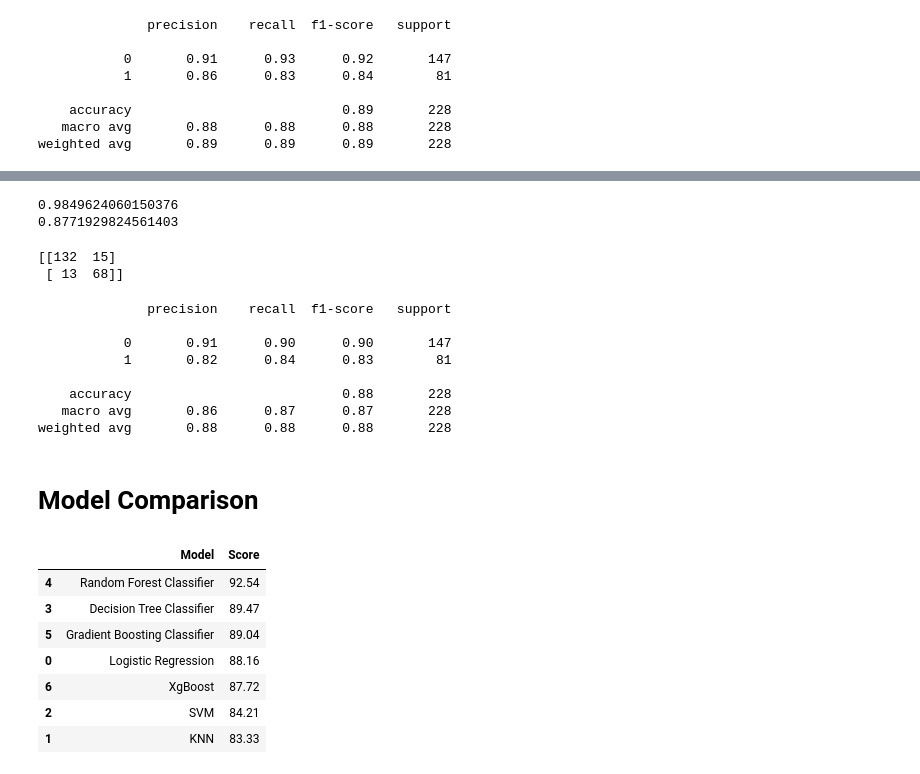
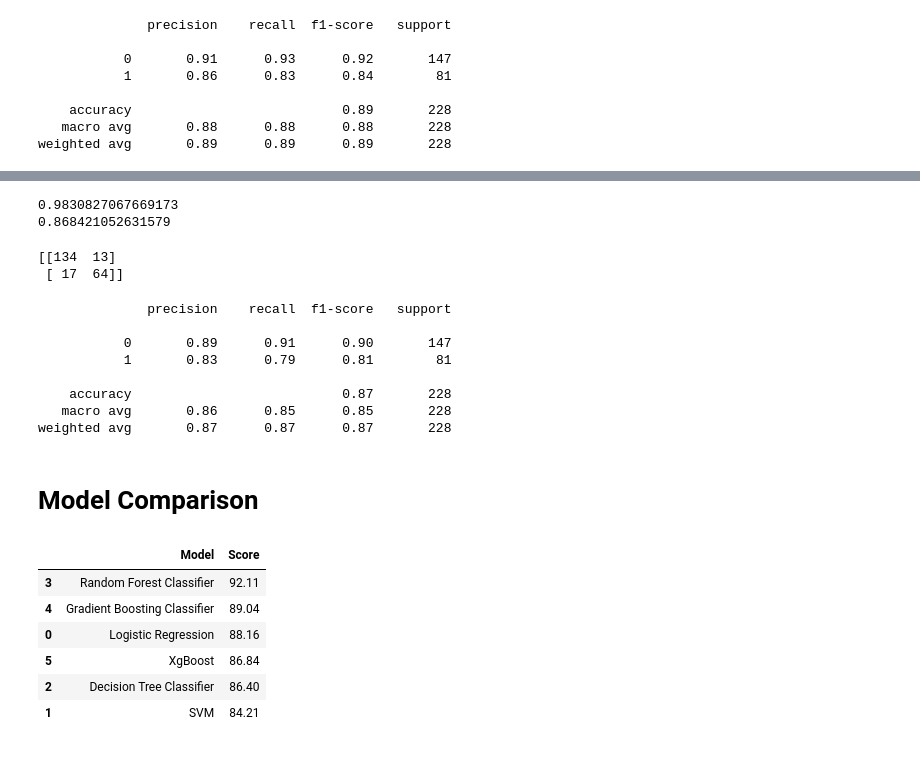
Before and after one commit to HaifaAljundi/Diabetes_Prediction_System, a Jupyter notebook: diabetes.ipynb, the cells around one changed output, grey strips where cells are left out. Drawn from its saved outputs; the diff is of its cells as text; code cells hidden in the pictures.

```diff
--- a/diabetes.ipynb
+++ b/diabetes.ipynb
@@ -27,7 +35,7 @@ plt.style.use('ggplot')
 %matplotlib inline
 # %%
 # Reading the dataset
-df = pd.read_csv('data/diabetes.csv')
+df = pd.read_csv('diabetes.csv')
 # %%
 # Printing the first 5 rows of the dataframe.
 df.head()
@@ -215,7 +225,7 @@ plt.show()
 # %% [markdown]
 We saw on df.head() that some features contain 0, it doesn't make sense here and this indicates missing value. Below we replace 0 value by NaN:
 # %%
-df[['Glucose','BloodPressure','SkinThickness','Insulin','BMI']] = df[['Glucose','BloodPressure','SkinThickness','Insulin','BMI']].replace(0,np.NaN)
+df[['Glucose','BloodPressure','SkinThickness','Insulin','BMI']] = df[['Glucose','BloodPressure','SkinThickness','Insulin','BMI']].replace(0,np.nan)
 # %%
 df.head()
 # %% [output]
@@ -759,7 +774,7 @@ weighted avg       0.90      0.89      0.90       228
 # %%
 from sklearn.ensemble import RandomForestClassifier
 
-rand_clf = RandomForestClassifier(criterion = 'entropy', max_depth = 15, max_features = 'auto', min_samples_leaf = 2, min_samples_split = 3, n_estimators = 130)
+rand_clf = RandomForestClassifier(criterion = 'entropy', max_depth = 15, max_features = 'sqrt', min_samples_leaf = 2, min_samples_split = 3, n_estimators = 130)
 rand_clf.fit(X_train, y_train)
 # %% [output]
 RandomForestClassifier(criterion='entropy', max_depth=15, min_samples_leaf=2,
@@ -833,5 +851,5 @@ grid_search_gbc.best_score_
 # %%
-gbc = GradientBoostingClassifier(learning_rate = 0.1, loss = 'deviance', n_estimators = 180)
+gbc = GradientBoostingClassifier(learning_rate = 0.1, loss = 'log_loss', n_estimators = 180)
 gbc.fit(X_train, y_train)
 # %% [output]
 GradientBoostingClassifier(n_estimators=180)
@@ -896,15 +916,15 @@ print(accuracy_score(y_train, xgb.predict(X_train)))
 xgb_acc = accuracy_score(y_test, y_pred)
 print(xgb_acc)
 # %% [output]
-0.9849624060150376
-0.8771929824561403
+0.9830827067669173
+0.868421052631579
 # %%
 # confusion matrix
 
 print(confusion_matrix(y_test, y_pred))
 # %% [output]
-[[132  15]
- [ 13  68]]
+[[134  13]
+ [ 17  64]]
 # %%
 # classification report
 
@@ -912,30 +932,29 @@ print(classification_report(y_test, y_pred))
 # %% [output]
               precision    recall  f1-score   support
 
-           0       0.91      0.90      0.90       147
-           1       0.82      0.84      0.83        81
+           0       0.89      0.91      0.90       147
+           1       0.83      0.79      0.81        81
 
-    accuracy                           0.88       228
-   macro avg       0.86      0.87      0.87       228
-weighted avg       0.88      0.88      0.88       228
+    accuracy                           0.87       228
+   macro avg       0.86      0.85      0.85       228
+weighted avg       0.87      0.87      0.87       228
 # %% [markdown]
 # Model Comparison
 # %%
 models = pd.DataFrame({
     'Model': ['Logistic Regression', 'SVM', 'Decision Tree Classifier', 'Random Forest Classifier', 'Gradient Boosting Classifier', 'XgBoost'],
-    'Score': [100*round(log_reg_acc,4), 100*round(knn_acc,4), 100*round(svc_acc,4), 100*round(dtc_acc,4), 100*round(ran_clf_acc,4),
+    'Score': [100*round(log_reg_acc,4), 100*round(svc_acc,4), 100*round(dtc_acc,4), 100*round(ran_clf_acc,4),
               100*round(gbc_acc,4), 100*round(xgb_acc,4)]
 })
 models.sort_values(by = 'Score', ascending = False)
 # %% [output]
 |  | Model | Score |
-| 4 | Random Forest Classifier | 92.54 |
-| 3 | Decision Tree Classifier | 89.47 |
-| 5 | Gradient Boosting Classifier | 89.04 |
+| 3 | Random Forest Classifier | 92.11 |
+| 4 | Gradient Boosting Classifier | 89.04 |
 | 0 | Logistic Regression | 88.16 |
-| 6 | XgBoost | 87.72 |
-| 2 | SVM | 84.21 |
-| 1 | KNN | 83.33 |
+| 5 | XgBoost | 86.84 |
+| 2 | Decision Tree Classifier | 86.40 |
+| 1 | SVM | 84.21 |
 # %%
 import pickle
 model = rand_clf
```
Also changed, not shown: parts of 34 cells of this notebook.
